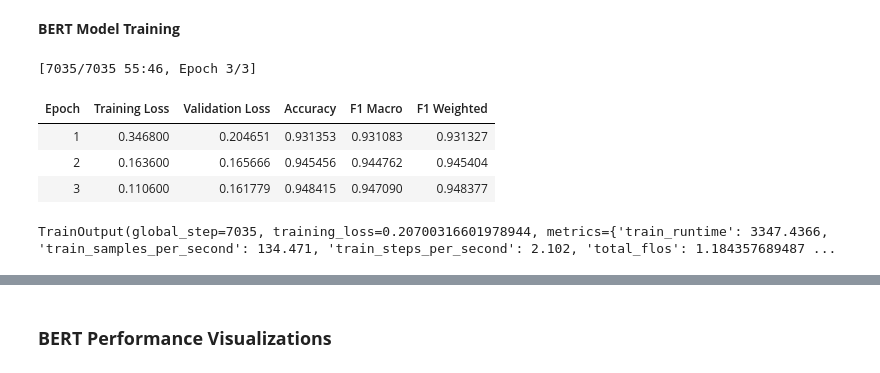
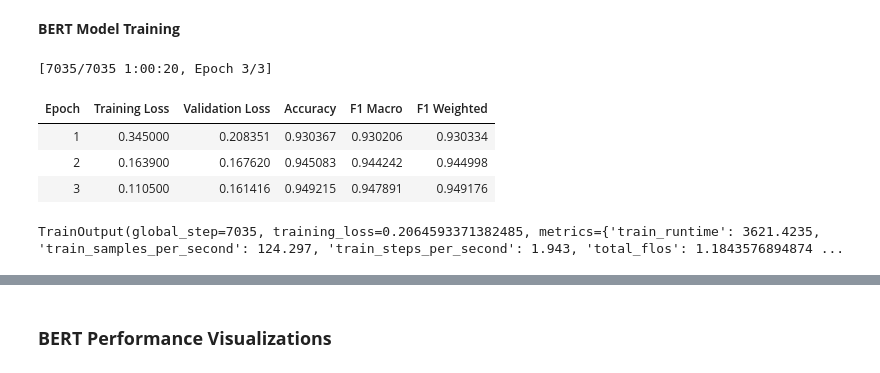
Before and after one commit to mtrmizzy/real-time-sentiment-dashboard, a Jupyter notebook: src/EDA-ModelNotebook_v2.ipynb, the cells around one changed output, grey strips where cells are left out. Drawn from its saved outputs; the diff is of its cells as text; code cells hidden in the pictures.

```diff
--- a/src/EDA-ModelNotebook_v2.ipynb
+++ b/src/EDA-ModelNotebook_v2.ipynb
@@ -1417,12 +1407,12 @@ bert_test = tokenized_dataset["test"]
 # %% [markdown]
 **Load BERT Model**
 # %%
-# model = BertForSequenceClassification.from_pretrained(
-#     "bert-base-uncased",
-#     num_labels=3         # Specifies the number of sentiment classes
-# )
+model = BertForSequenceClassification.from_pretrained(
+    "bert-base-uncased",
+    num_labels=3         # Specifies the number of sentiment classes
+)
 
-model = BertForSequenceClassification.from_pretrained("bert_classification_model")
+# model = BertForSequenceClassification.from_pretrained("bert_classification_model")
 
 model.to(device)
 # %% [output]
@@ -1491,13 +1481,13 @@ trainer = Trainer(
 # %% [markdown]
 **BERT Model Training**
 # %%
-# # Begin Training BERT Model
-# trainer.train()
+# Begin Training BERT Model
+trainer.train()
 # %% [output]
-[7035/7035 55:46, Epoch 3/3]
+[7035/7035 1:00:20, Epoch 3/3]
 | Epoch | Training Loss | Validation Loss | Accuracy | F1 Macro | F1 Weighted |
-| 1 | 0.346800 | 0.204651 | 0.931353 | 0.931083 | 0.931327 |
-| 2 | 0.163600 | 0.165666 | 0.945456 | 0.944762 | 0.945404 |
-| 3 | 0.110600 | 0.161779 | 0.948415 | 0.947090 | 0.948377 |
+| 1 | 0.345000 | 0.208351 | 0.930367 | 0.930206 | 0.930334 |
+| 2 | 0.163900 | 0.167620 | 0.945083 | 0.944242 | 0.944998 |
+| 3 | 0.110500 | 0.161416 | 0.949215 | 0.947891 | 0.949176 |
-TrainOutput(global_step=7035, training_loss=0.20700316601978944, metrics={'train_runtime': 3347.4366, 'train_samples_per_second': 134.471, 'train_steps_per_second': 2.102, 'total_flos': 1.184357689487 ...
+TrainOutput(global_step=7035, training_loss=0.2064593371382485, metrics={'train_runtime': 3621.4235, 'train_samples_per_second': 124.297, 'train_steps_per_second': 1.943, 'total_flos': 1.1843576894874 ...
 # %%
```
Also changed, not shown: parts of 12 cells of this notebook.
